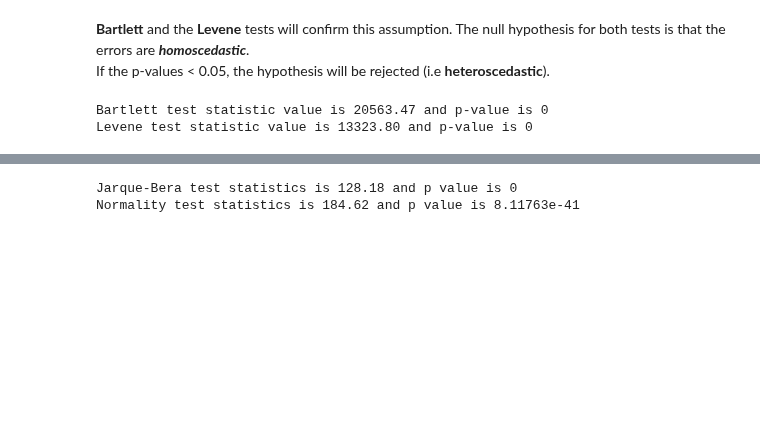
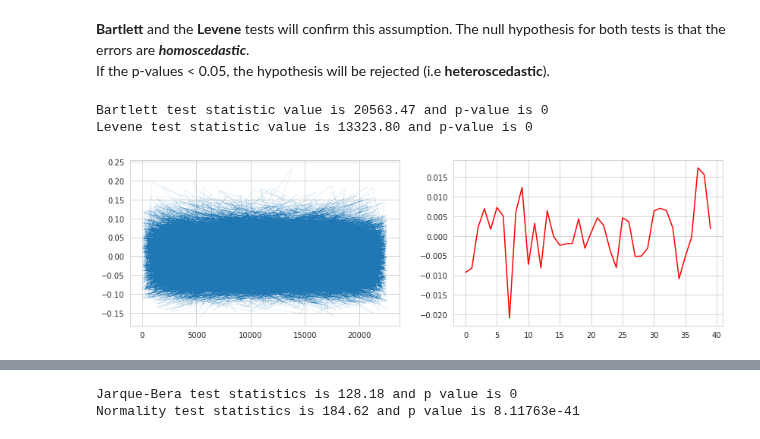
Before and after one commit to gulmert89/bootcamp_files, a Jupyter notebook: burning_out.ipynb, the cells around one changed output, grey strips where cells are left out. Saved outputs shown, nothing was run; the diff lists cells and outputs as text; code cells hidden in the pictures; blank space fills up the shorter version.

```diff
--- a/burning_out.ipynb
+++ b/burning_out.ipynb
@@ -597,0 +676,13 @@ Levene test statistic value is 13323.80 and p-value is 0
+# %%
+# Assumption: Error terms should be uncorrelated with one another
+plt.figure(figsize=(14,4))
+plt.subplot(1,2,1)
+plt.plot(errors, linewidth=0.1)
+
+plt.subplot(1,2,2)
+from statsmodels.tsa.stattools import acf
+acf_data = acf(errors)
+plt.plot(acf_data[1:], color="red")
+plt.show()
+# %% [output]
+[figure, added]
```
Also changed, not shown: parts of 38 cells of this notebook.
